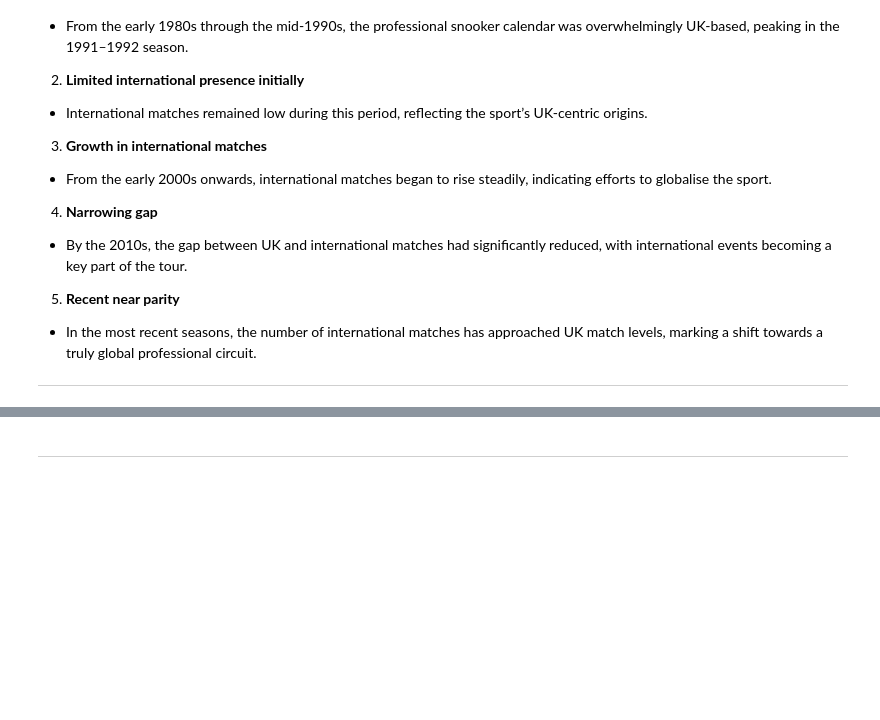
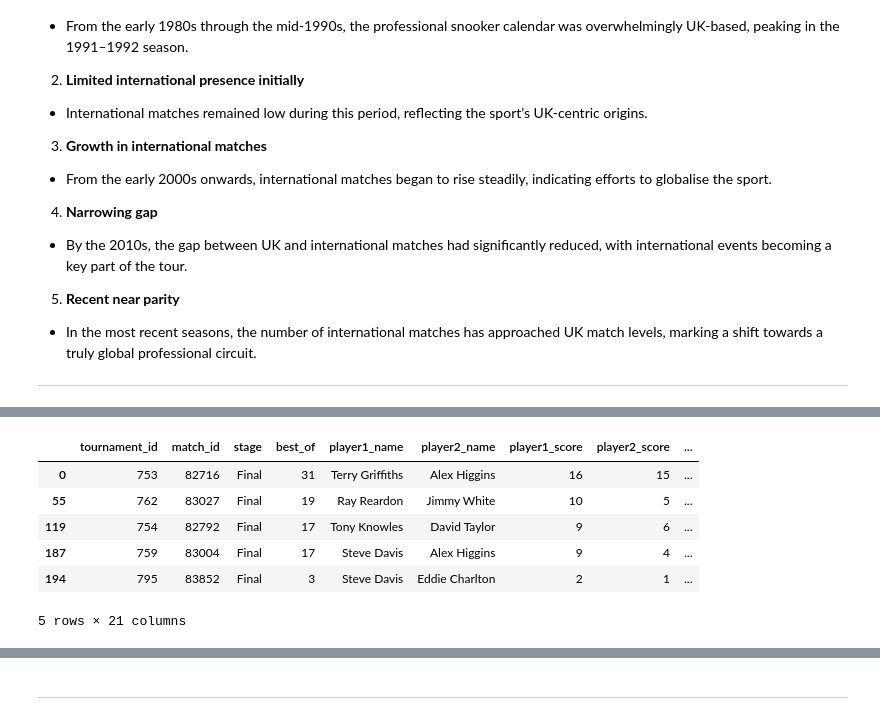
Before and after one commit to stephenbeese/Snooker-Data-Analysis, a Jupyter notebook: jupyter_notebooks/visualisations.ipynb, the cells around one changed output, grey strips where cells are left out. Saved outputs shown, nothing was run; the diff lists cells and outputs as text; code cells hidden in the pictures; blank space fills up the shorter version.

```diff
--- a/jupyter_notebooks/visualisations.ipynb
+++ b/jupyter_notebooks/visualisations.ipynb
@@ -391,0 +427,15 @@ Section 2 content
+# %%
+# Create a new column for winner region
+df_master_finals['winner_region'] = df_master_finals['match_winner_country'].apply(
+    lambda x: 'UK' if x in UK_countries else 'International'
+)
+
+df_master_finals.head()
+# %% [output]
+|  | tournament_id | match_id | stage | best_of | player1_name | player2_name | player1_score | player2_score | ... |
+| 0 | 753 | 82716 | Final | 31 | Terry Griffiths | Alex Higgins | 16 | 15 | ... |
+| 55 | 762 | 83027 | Final | 19 | Ray Reardon | Jimmy White | 10 | 5 | ... |
+| 119 | 754 | 82792 | Final | 17 | Tony Knowles | David Taylor | 9 | 6 | ... |
+| 187 | 759 | 83004 | Final | 17 | Steve Davis | Alex Higgins | 9 | 4 | ... |
+| 194 | 795 | 83852 | Final | 3 | Steve Davis | Eddie Charlton | 2 | 1 | ... |
+5 rows × 21 columns
```
Also changed, not shown: parts of 7 cells of this notebook.
